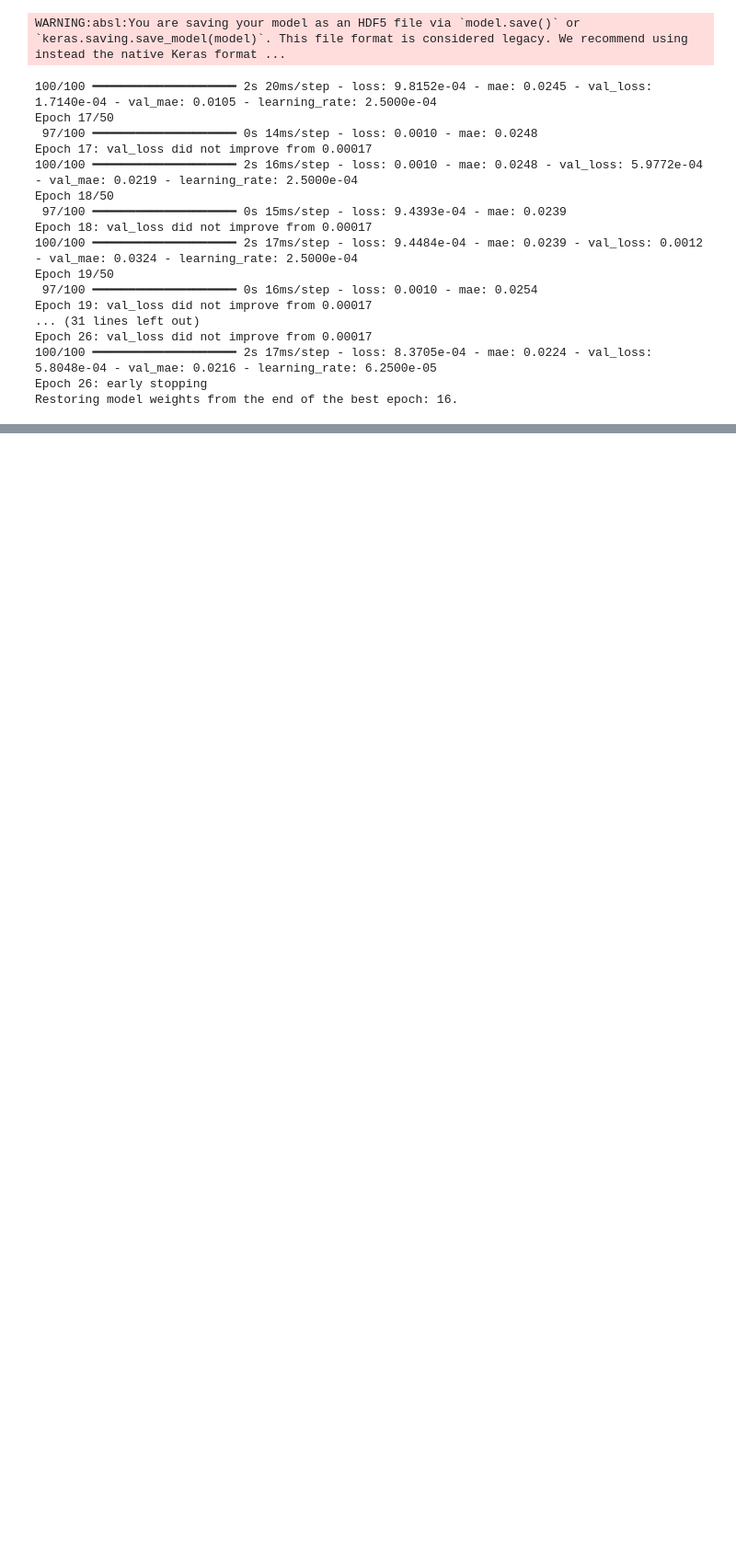
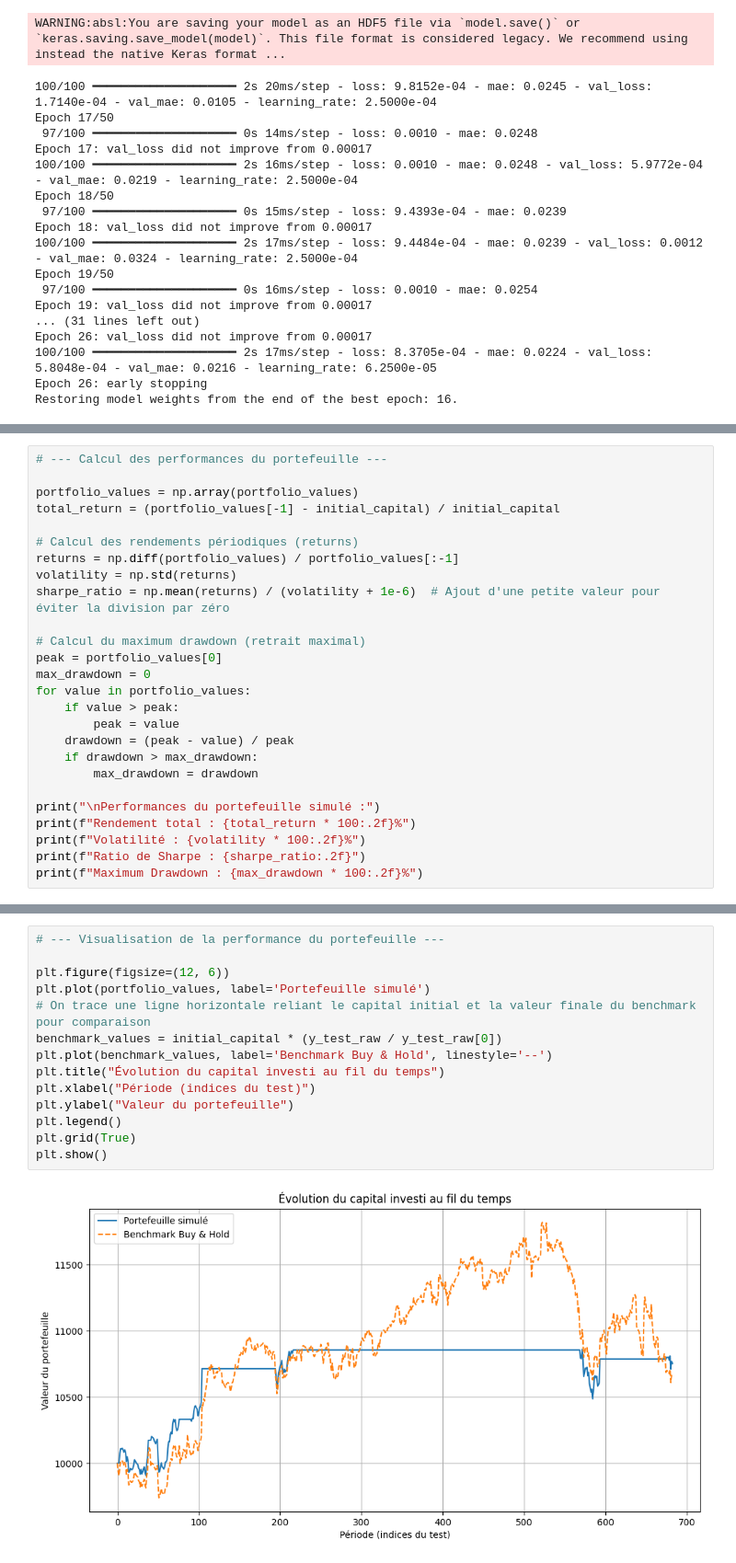
Before and after one commit to Liviogit/Projet_trading_automatique, a Jupyter notebook: transformer_v2.ipynb, the cells around one changed output, grey strips where cells are left out. Shown: that part at 92% size. Drawn from its saved outputs; the diff is of its cells as text; blank space fills up the shorter version.

Commit message:
Simulation portefeuille single ticker fonctionnelle

```diff
--- a/transformer_v2.ipynb
+++ b/transformer_v2.ipynb
@@ -649,0 +775,26 @@ plt.show()
+# %%
+# --- Calcul des performances du portefeuille ---
+
+portfolio_values = np.array(portfolio_values)
+total_return = (portfolio_values[-1] - initial_capital) / initial_capital
+
+# Calcul des rendements périodiques (returns)
+returns = np.diff(portfolio_values) / portfolio_values[:-1]
+volatility = np.std(returns)
+sharpe_ratio = np.mean(returns) / (volatility + 1e-6)  # Ajout d'une petite valeur pour éviter la division par zéro
+
+# Calcul du maximum drawdown (retrait maximal)
+peak = portfolio_values[0]
+max_drawdown = 0
+for value in portfolio_values:
+    if value > peak:
+        peak = value
+    drawdown = (peak - value) / peak
+    if drawdown > max_drawdown:
+        max_drawdown = drawdown
+
+print("\nPerformances du portefeuille simulé :")
+print(f"Rendement total : {total_return * 100:.2f}%")
+print(f"Volatilité : {volatility * 100:.2f}%")
+print(f"Ratio de Sharpe : {sharpe_ratio:.2f}")
+print(f"Maximum Drawdown : {max_drawdown * 100:.2f}%")
@@ -649,0 +814,16 @@ plt.show()
+# %%
+# --- Visualisation de la performance du portefeuille ---
+
+plt.figure(figsize=(12, 6))
+plt.plot(portfolio_values, label='Portefeuille simulé')
+# On trace une ligne horizontale reliant le capital initial et la valeur finale du benchmark pour comparaison
+benchmark_values = initial_capital * (y_test_raw / y_test_raw[0])
+plt.plot(benchmark_values, label='Benchmark Buy & Hold', linestyle='--')
+plt.title("Évolution du capital investi au fil du temps")
+plt.xlabel("Période (indices du test)")
+plt.ylabel("Valeur du portefeuille")
+plt.legend()
+plt.grid(True)
+plt.show()
+# %% [output]
+[figure, added]
```
Also changed, not shown: parts of 11 cells of this notebook.
